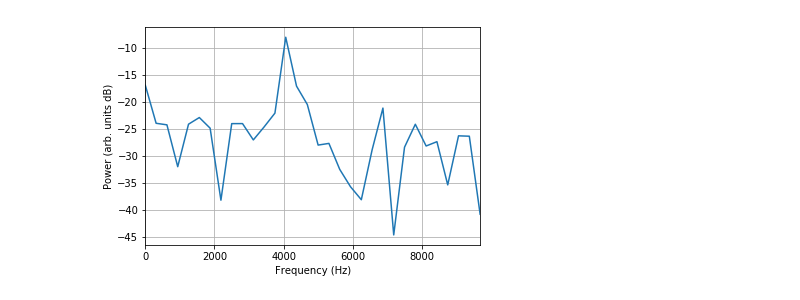
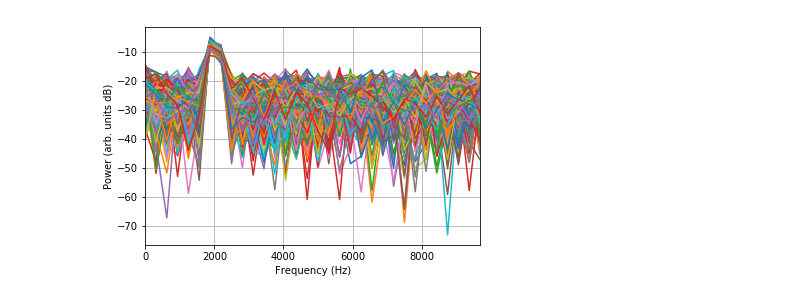
Before and after one commit to mitchburnett/oversampled-pfb, a Jupyter notebook: py/os-pfb-tb.ipynb, the cells around one changed output. Cells and saved outputs as stored; diff of their text form; code cells hidden in the pictures.

```diff
--- a/py/os-pfb-tb.ipynb
+++ b/py/os-pfb-tb.ipynb
@@ -53,10 +52,9 @@ x = x_real + 1j*x_imag
 # %%
-# plot an sample fft for verification of generated data
+# plot a sample spectrum for verification of generated data
 X = fft.fft(x, FFT_LENGTH)/FFT_LENGTH
 
-# plot
 fbins = arange(0, FFT_LENGTH)
-faxis = fbins*fs/FFT_LENGTH
+faxis = fbins*fs_cs
 
 plt.plot(faxis, 20*log10(abs(X)))
 plt.xlim([min(faxis), max(faxis)])
@@ -69,4 +67,5 @@ plt.show()
 # %%
+# initialize PYNQ, overlay, and data buffers
 import pynq
 from pynq import Xlnk
 from pynq import Overlay
@@ -76,20 +75,14 @@ overlay = Overlay(OVERLAY_PATH)
 dma = overlay.axi_dma_0
 
 xlnk = Xlnk()
-# in_buffer = xlnk.cma_array(shape=(Nsamps,), dtype=complex64, cacheable=1)
-# out_buffer = xlnk.cma_array(shape=(Nsamps,), dtype=complex64, cacheable=1)
-in_buffer = xlnk.cma_array(shape=(FFT_LENGTH,), dtype=complex64, cacheable=1)
+
+in_buffer = xlnk.cma_array(shape=(DEC_FACTOR,), dtype=complex64, cacheable=1)
 out_buffer = xlnk.cma_array(shape=(FFT_LENGTH,), dtype=complex64, cacheable=1)
 
-output_windows = int(Nsamps/FFT_LENGTH)
-ospfb_output = np.zeros(shape=(FFT_LENGTH, output_windows), dtype=complex64)
-
-#np.copyto(in_buffer, x)
+ospfb_output = np.zeros(shape=(FFT_LENGTH, OUTPUT_WINDOWS), dtype=complex64)
 
 def dma_transfer():
     dma.sendchannel.transfer(in_buffer)
     dma.recvchannel.transfer(out_buffer)
-    print('waiting on transfers...')
     dma.sendchannel.wait()
     dma.recvchannel.wait()
-    print('done!')
@@ -141,13 +120,12 @@ print(out_buffer)
 # %%
-# coarse channel output
-fbins = arange(0, FFT_LENGTH)
-faxis = fbins*fs/FFT_LENGTH
+# plot coarse channel output
+offset = 7 # start at the 8th ouput to allow for filter wind up.
 
-plt.plot(faxis, 20*log10(abs(out_buffer)))
+plt.plot(faxis, 20*log10(abs(ospfb_output[:,offset:])))
 plt.xlim([min(faxis), max(faxis)])
 plt.xlabel('Frequency (Hz)')
 plt.ylabel('Power (arb. units dB)')
 plt.grid()
 plt.show()
 # %% [output]
-[figure, old version]
+[figure, new version]
```
Also changed, not shown: parts of 12 cells of this notebook, 2 other files.
